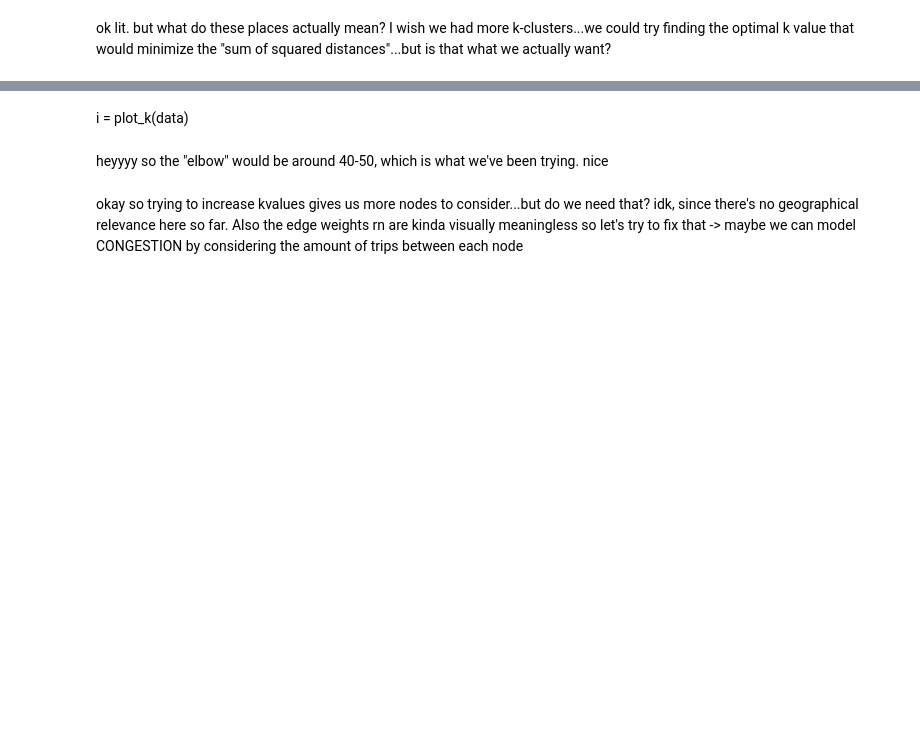
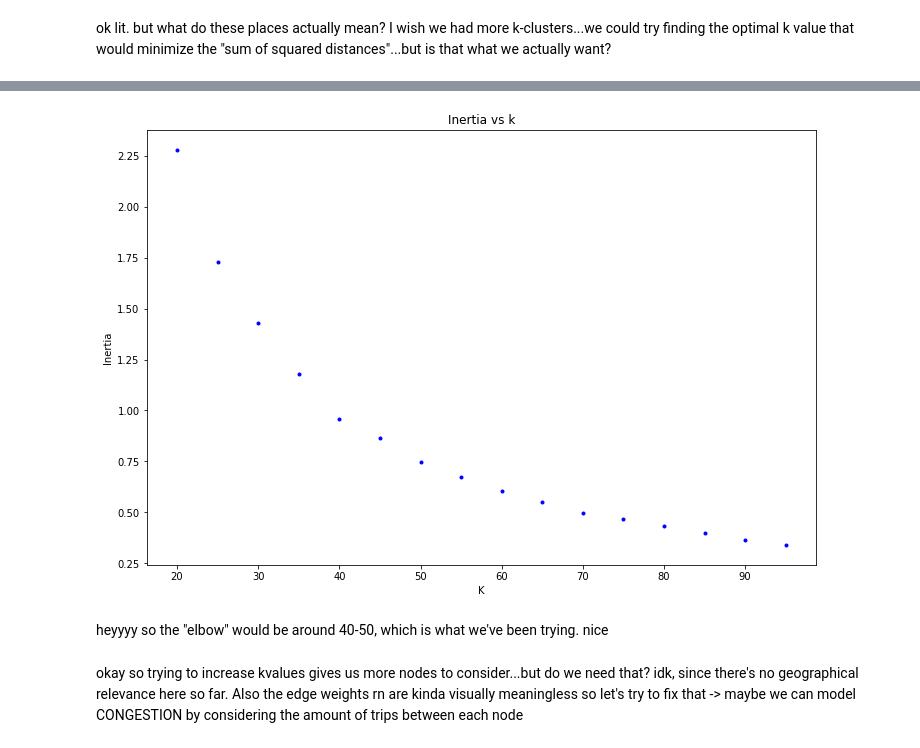
Before and after one commit to BisratM/NYC-Traffic-Analysis, a Jupyter notebook: kmeans.ipynb, the cells around one changed output, grey strips where cells are left out. Saved outputs shown, nothing was run; the diff lists cells and outputs as text; code cells hidden in the pictures; blank space fills up the shorter version.

```diff
--- a/kmeans.ipynb
+++ b/kmeans.ipynb
@@ -354,10 +361,15 @@ def plot_k(data):
 
     plt.figure(figsize=(12,8))
     plt.plot(K, inertia, 'b.')
+    plt.title("Inertia vs k")
+    plt.xlabel("K")
+    plt.ylabel("Inertia")
     plt.show()
     return inertia
-# %% [markdown]
-i = plot_k(data)
+# %%
+i = plot_k(data)
+# %% [output]
+[figure, added]
 # %% [markdown]
 heyyyy so the "elbow" would be around 40-50, which is what we've been trying. nice
 # %% [markdown]
```
Also changed, not shown: parts of 10 cells of this notebook, 1 other file.
